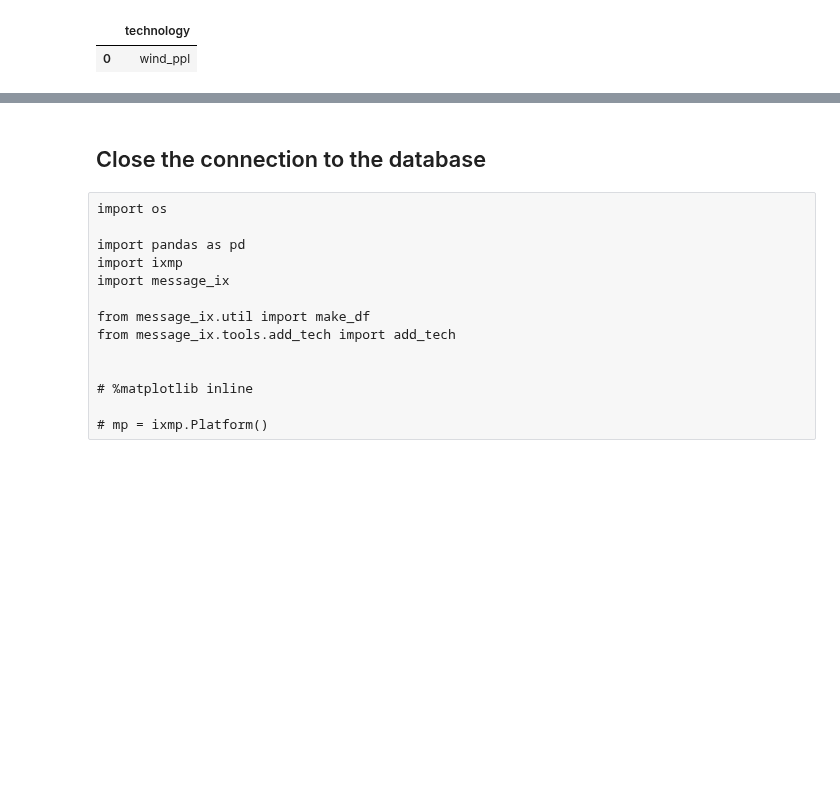
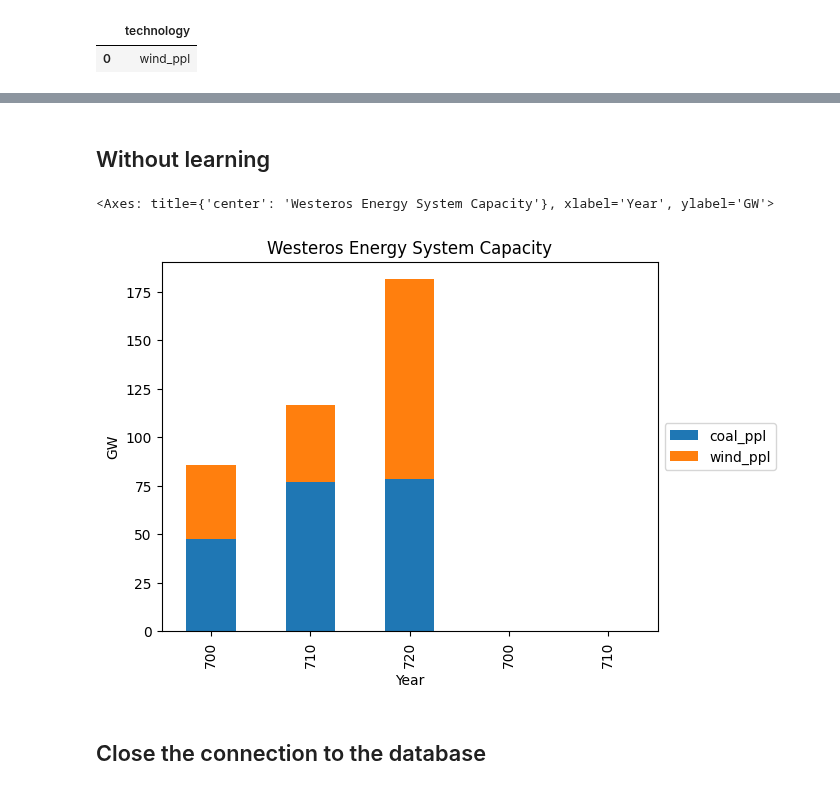
Before and after one commit to ywpratama/message_ix, a Jupyter notebook: tutorial/westeros/MESSAGE-CM2024/westeros_recursive-dynamic_learning_CM-2024.ipynb, the cells around one changed output, grey strips where cells are left out. Drawn from its saved outputs; the diff is of its cells as text; code cells hidden in the pictures; blank space fills up the shorter version.

```diff
--- a/tutorial/westeros/MESSAGE-CM2024/westeros_recursive-dynamic_learning_CM-2024.ipynb
+++ b/tutorial/westeros/MESSAGE-CM2024/westeros_recursive-dynamic_learning_CM-2024.ipynb
@@ -208,18 +182,24 @@ rep.get("plot capacity")
+# %% [markdown]
+## Without learning
+# %%
+from message_ix.report import Reporter
+from message_ix.util.tutorial import prepare_plots
+
+# Create a Reporter object to describe and carry out reporting
+# calculations and operations (like plotting) based on `scenario`
+rep = Reporter.from_scenario(bound_scen)
+
+# "prepare_plots" enables several to describe reporting operations, e.g.
+# "plot activity", "plot capacity", or "plot prices"
+# See message_ix/util/tutorial.py for more information
+prepare_plots(rep)
+rep.set_filters(t=["coal_ppl", "wind_ppl"], ya=[700, 710, 720])
+# Create a different plot. The same filters are still active.
+rep.get("plot capacity")
+# %% [output]
+<Axes: title={'center': 'Westeros Energy System Capacity'}, xlabel='Year', ylabel='GW'>
+[figure, added]
 # %% [markdown]
 ## Close the connection to the database
 # %%
 mp.close_db()
-# %% [raw]
-import os
-
-import pandas as pd
-import ixmp
-import message_ix
-
-from message_ix.util import make_df
-from message_ix.tools.add_tech import add_tech
-
-
-# %matplotlib inline
-
-# mp = ixmp.Platform()
```
Also changed, not shown: parts of 19 cells of this notebook, 29 other files.
